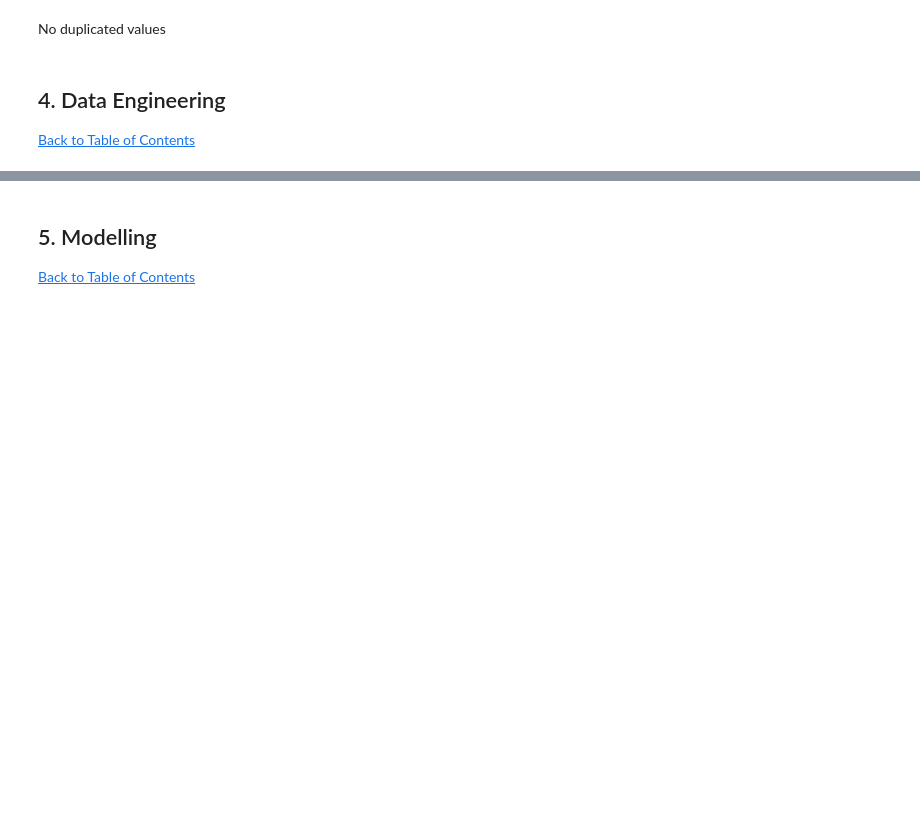
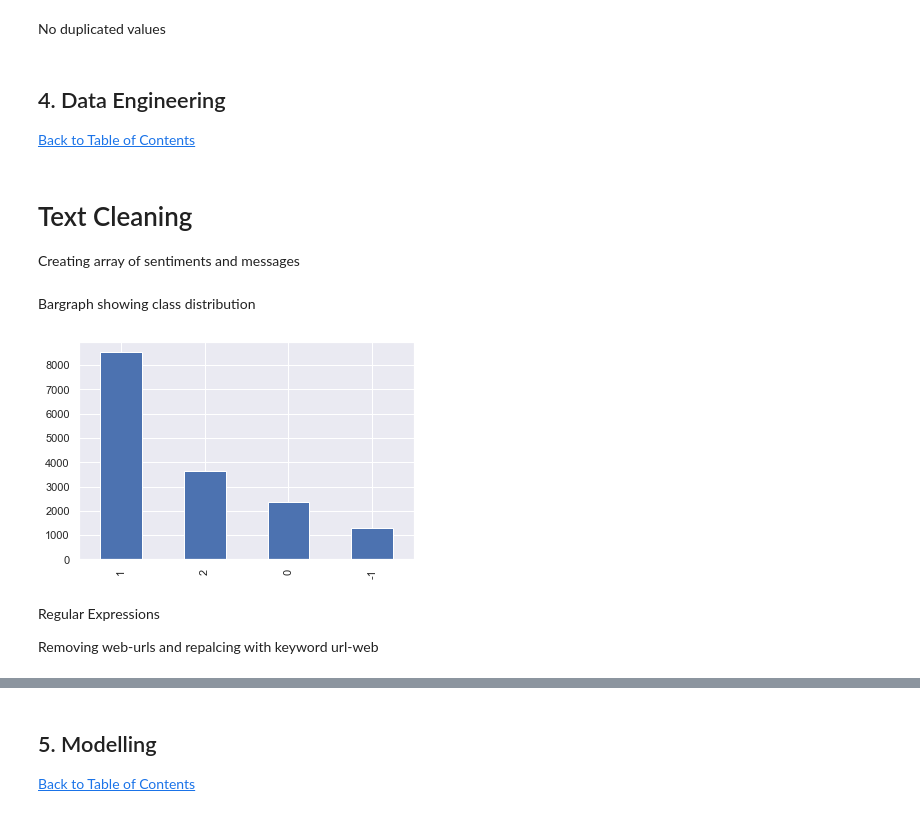
Before and after one commit to McMunashe/classification-predict-streamlit-template, a Jupyter notebook: Advanced Classification Predict .ipynb, the cells around one changed output, grey strips where cells are left out. Saved outputs shown, nothing was run; the diff lists cells and outputs as text; code cells hidden in the pictures; blank space fills up the shorter version.

```diff
--- a/Advanced Classification Predict .ipynb
+++ b/Advanced Classification Predict .ipynb
@@ -112,3 +119,13 @@ No duplicated values
 ## 4. Data Engineering
 <a class="anchor" id="1.1"></a>
 <a href=#cont>Back to Table of Contents</a>
+# %% [markdown]
+# Text Cleaning
+
+Creating array of sentiments and messages
+# %%
+train_ds2 = []
+for i, row in train_ds.iterrows():
+    for post in row['message'].split('|||'):
+        train_ds2.append([row['sentiment'], post])
+train_ds2 = pd.DataFrame(train_ds2, columns=['sentiment', 'message'])
@@ -114,0 +134,11 @@ No duplicated values
+# %% [markdown]
+Bargraph showing class distribution
+# %%
+train_ds2['sentiment'].value_counts().plot(kind = 'bar')
+plt.show()
+# %% [output]
+[figure, added]
+# %% [markdown]
+Regular Expressions
+
+Removing web-urls and repalcing with keyword url-web
```
Also changed, not shown: parts of 64 cells of this notebook.
